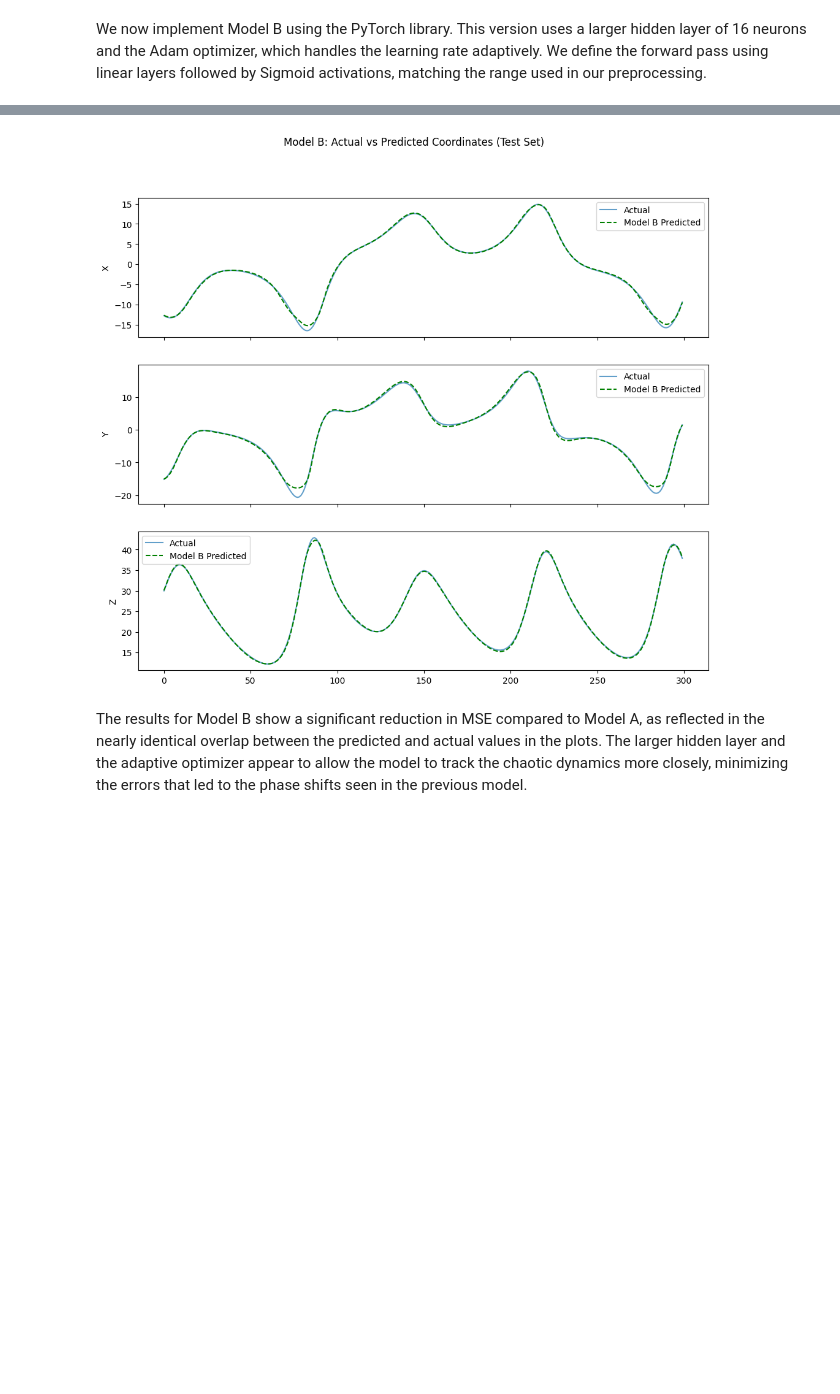
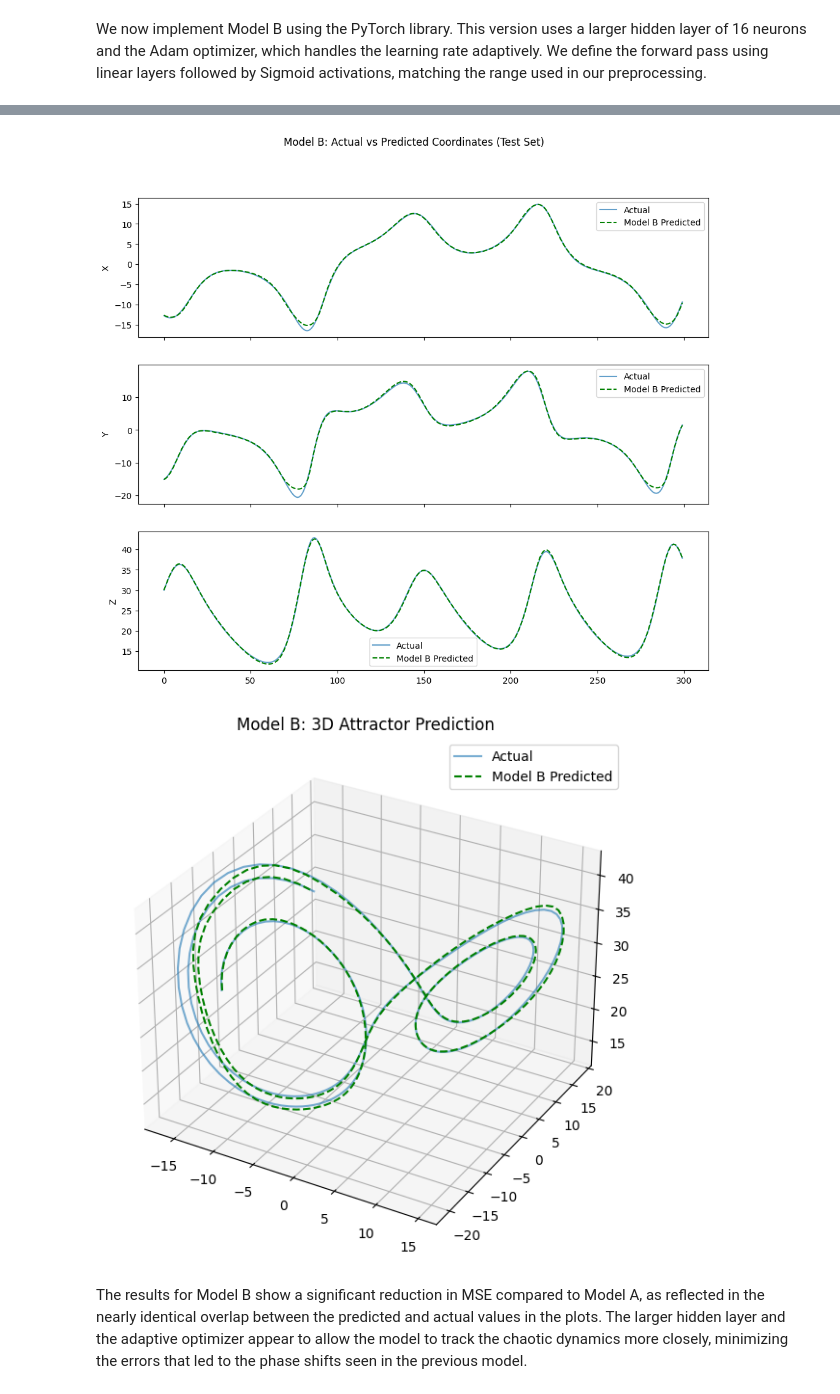
Before and after one commit to HumbertoAleman/Proyecto_AI_I, a Jupyter notebook: Aleman_Carnevali_IAAA_P1_202625.ipynb, the cells around one changed output, grey strips where cells are left out. Saved outputs shown, nothing was run; the diff lists cells and outputs as text; code cells hidden in the pictures; blank space fills up the shorter version.

```diff
--- a/Aleman_Carnevali_IAAA_P1_202625.ipynb
+++ b/Aleman_Carnevali_IAAA_P1_202625.ipynb
@@ -191,12 +191,12 @@ class ModelFromScratch:
         db1 = np.sum(delta_hidden, axis=0, keepdims=True) / m                            # we get the change in the biases of the input layer
 
         # Gradient Descent update
-        self.hidden_output_weights -= self.lr * dW2 # APPLY THE CHANGES WOO
+        self.hidden_output_weights -= self.lr * dW2 # Apply the changes
         self.output_bias -= self.lr * db2
         self.input_hidden_weights -= self.lr * dW1
         self.hidden_bias -= self.lr * db1
 
-    def train(self, X, y, epochs=2000):
+    def train(self, X, y, epochs=3000):
         losses = []
         for i in range(epochs):
             output = self.forward(X)
@@ -216,7 +216,7 @@ We train the scratch model and visualize its ability to predict the next step in
 # Training Model A
 print("Training Model A (From Scratch)...")
 model_a = ModelFromScratch(lr=0.1)
-losses_a = model_a.train(X_train, y_train, epochs=3000)
+losses_a = model_a.train(X_train, y_train)
 
 # Evaluation on Test Set
 preds_a = model_a.predict(X_test)
@@ -328,5 +328,14 @@ for i in range(3):
     axes[i].legend()
 plt.suptitle("Model B: Actual vs Predicted Coordinates (Test Set)")
 plt.show()
+
+# 3D visualization
+fig = plt.figure(figsize=(10, 7))
+ax = fig.add_subplot(111, projection='3d')
+ax.plot(y_test_orig[:, 0], y_test_orig[:, 1], y_test_orig[:, 2], label='Actual', alpha=0.6)
+ax.plot(preds_b_orig[:, 0], preds_b_orig[:, 1], preds_b_orig[:, 2], label='Model B Predicted', linestyle='--', color='green')
+ax.set_title("Model B: 3D Attractor Prediction")
+ax.legend()
+plt.show()
 # %% [output]
 Training Model B (PyTorch)...
@@ -339,4 +348,5 @@ Epoch 2500, Loss: 0.000076
-[figure, old version]
+[figure, new version]
+[figure, added]
 # %% [markdown]
 The results for Model B show a significant reduction in MSE compared to Model A, as reflected in the nearly identical overlap between the predicted and actual values in the plots. The larger hidden layer and the adaptive optimizer appear to allow the model to track the chaotic dynamics more closely, minimizing the errors that led to the phase shifts seen in the previous model.
 # %% [markdown]
```
Also changed, not shown: parts of 7 cells of this notebook.
